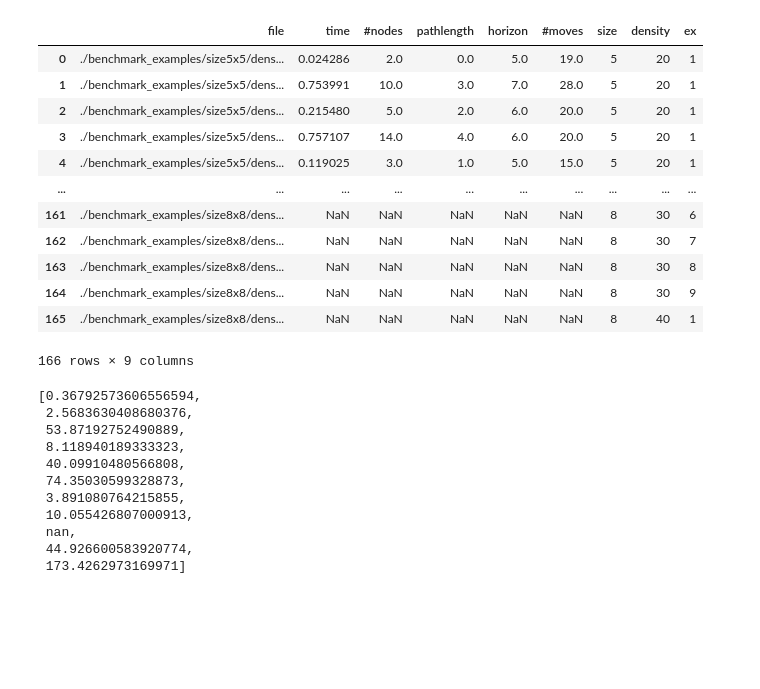
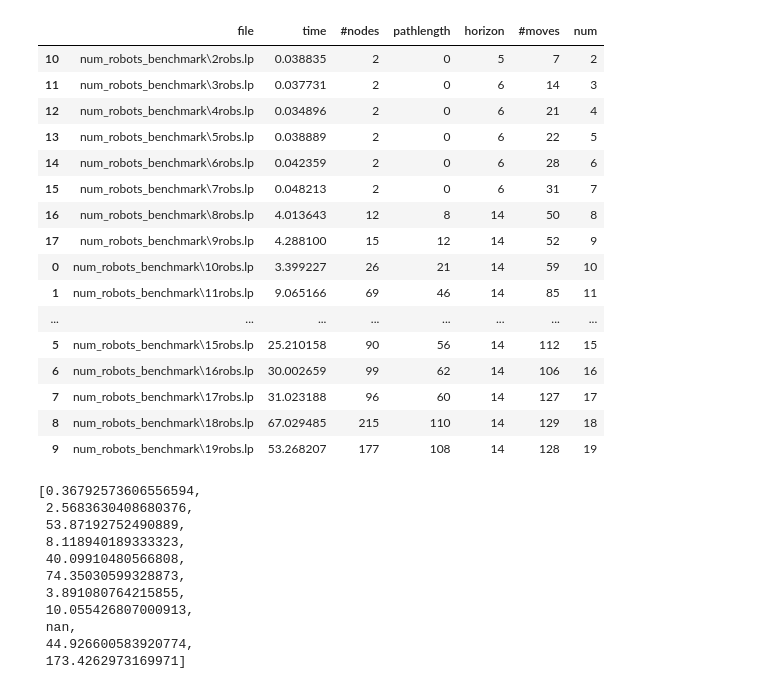
Before and after one commit to Philomena892/AndreevMoek, a Jupyter notebook: CBS/dataAnalysis.ipynb, the cells around one changed output. Saved outputs shown, nothing was run; the diff lists cells and outputs as text; code cells hidden in the pictures; blank space fills up the shorter version.

```diff
--- a/CBS/dataAnalysis.ipynb
+++ b/CBS/dataAnalysis.ipynb
@@ -7,4 +7,6 @@ import numpy as np
 df = pd.read_csv("./benchmarkResults/25-07_benchmark_results.csv")
 dfg = pd.read_csv("./benchmarkResults/greedy_benchmark_results.csv")
 
-#display(df.to_string())
+dfng = pd.read_csv("./benchmarkResults/greedy_incremental_rob_num.csv")
+
+dfng
@@ -11,36 +31,49 @@ dfg = pd.read_csv("./benchmarkResults/greedy_benchmark_results.csv")
 # %%
 def size(row):
     return int(str(row["file"]).split("/")[2][-1])
 
 def density(row):
     return int(str(row["file"]).split("/")[3][-2:])
 
 def ex(row):
     return int(str(row["file"]).split("/")[4][2])
 
+def num(row):
+    return int(str(row["file"]).split("/")[0].split("\\")[1].split("r")[0])
+
 df['size'] = df.apply(lambda row: size(row), axis=1)
 df['density'] = df.apply(lambda row: density(row), axis=1)
 df['ex'] = df.apply(lambda row: ex(row), axis=1)
 
 dfg['size'] = dfg.apply(lambda row: size(row), axis=1)
 dfg['density'] = dfg.apply(lambda row: density(row), axis=1)
 dfg['ex'] = dfg.apply(lambda row: ex(row), axis=1)
 
-df
+dfng['num'] = dfng.apply(lambda row: num(row), axis=1)
+
+dfnga = dfng.iloc[0:10]
+dfngb = dfng.iloc[10:]
+
+dfng = pd.concat([dfngb, dfnga], sort=False)
+dfng
 # %% [output]
-|  | file | time | #nodes | pathlength | horizon | #moves | size | density | ex |
-| 0 | ./benchmark_examples/size5x5/dens... | 0.024286 | 2.0 | 0.0 | 5.0 | 19.0 | 5 | 20 | 1 |
-| 1 | ./benchmark_examples/size5x5/dens... | 0.753991 | 10.0 | 3.0 | 7.0 | 28.0 | 5 | 20 | 1 |
-| 2 | ./benchmark_examples/size5x5/dens... | 0.215480 | 5.0 | 2.0 | 6.0 | 20.0 | 5 | 20 | 1 |
-| 3 | ./benchmark_examples/size5x5/dens... | 0.757107 | 14.0 | 4.0 | 6.0 | 20.0 | 5 | 20 | 1 |
-| 4 | ./benchmark_examples/size5x5/dens... | 0.119025 | 3.0 | 1.0 | 5.0 | 15.0 | 5 | 20 | 1 |
-| ... | ... | ... | ... | ... | ... | ... | ... | ... | ... |
-| 161 | ./benchmark_examples/size8x8/dens... | NaN | NaN | NaN | NaN | NaN | 8 | 30 | 6 |
-| 162 | ./benchmark_examples/size8x8/dens... | NaN | NaN | NaN | NaN | NaN | 8 | 30 | 7 |
-| 163 | ./benchmark_examples/size8x8/dens... | NaN | NaN | NaN | NaN | NaN | 8 | 30 | 8 |
-| 164 | ./benchmark_examples/size8x8/dens... | NaN | NaN | NaN | NaN | NaN | 8 | 30 | 9 |
-| 165 | ./benchmark_examples/size8x8/dens... | NaN | NaN | NaN | NaN | NaN | 8 | 40 | 1 |
+|  | file | time | #nodes | pathlength | horizon | #moves | num |
+| 10 | num_robots_benchmark\2robs.lp | 0.038835 | 2 | 0 | 5 | 7 | 2 |
+| 11 | num_robots_benchmark\3robs.lp | 0.037731 | 2 | 0 | 6 | 14 | 3 |
+| 12 | num_robots_benchmark\4robs.lp | 0.034896 | 2 | 0 | 6 | 21 | 4 |
+| 13 | num_robots_benchmark\5robs.lp | 0.038889 | 2 | 0 | 6 | 22 | 5 |
+| 14 | num_robots_benchmark\6robs.lp | 0.042359 | 2 | 0 | 6 | 28 | 6 |
+| 15 | num_robots_benchmark\7robs.lp | 0.048213 | 2 | 0 | 6 | 31 | 7 |
+| 16 | num_robots_benchmark\8robs.lp | 4.013643 | 12 | 8 | 14 | 50 | 8 |
+| 17 | num_robots_benchmark\9robs.lp | 4.288100 | 15 | 12 | 14 | 52 | 9 |
+| 0 | num_robots_benchmark\10robs.lp | 3.399227 | 26 | 21 | 14 | 59 | 10 |
+| 1 | num_robots_benchmark\11robs.lp | 9.065166 | 69 | 46 | 14 | 85 | 11 |
+| ... | ... | ... | ... | ... | ... | ... | ... |
+| 5 | num_robots_benchmark\15robs.lp | 25.210158 | 90 | 56 | 14 | 112 | 15 |
+| 6 | num_robots_benchmark\16robs.lp | 30.002659 | 99 | 62 | 14 | 106 | 16 |
+| 7 | num_robots_benchmark\17robs.lp | 31.023188 | 96 | 60 | 14 | 127 | 17 |
+| 8 | num_robots_benchmark\18robs.lp | 67.029485 | 215 | 110 | 14 | 129 | 18 |
+| 9 | num_robots_benchmark\19robs.lp | 53.268207 | 177 | 108 | 14 | 128 | 19 |
-166 rows × 9 columns
 # %%
 # sort data by size + density
 
```
Also changed, not shown: parts of 4 cells of this notebook.
